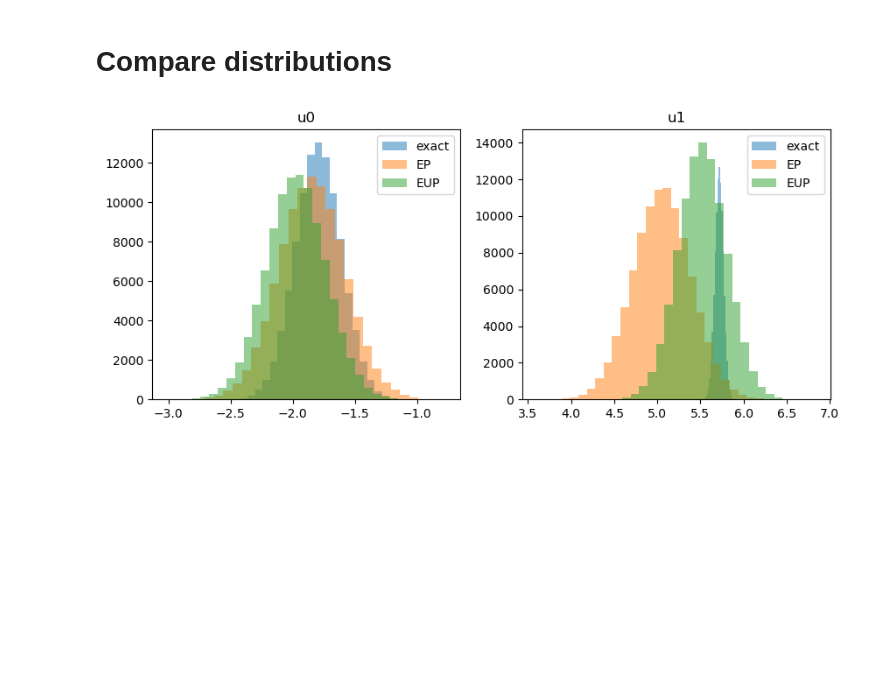
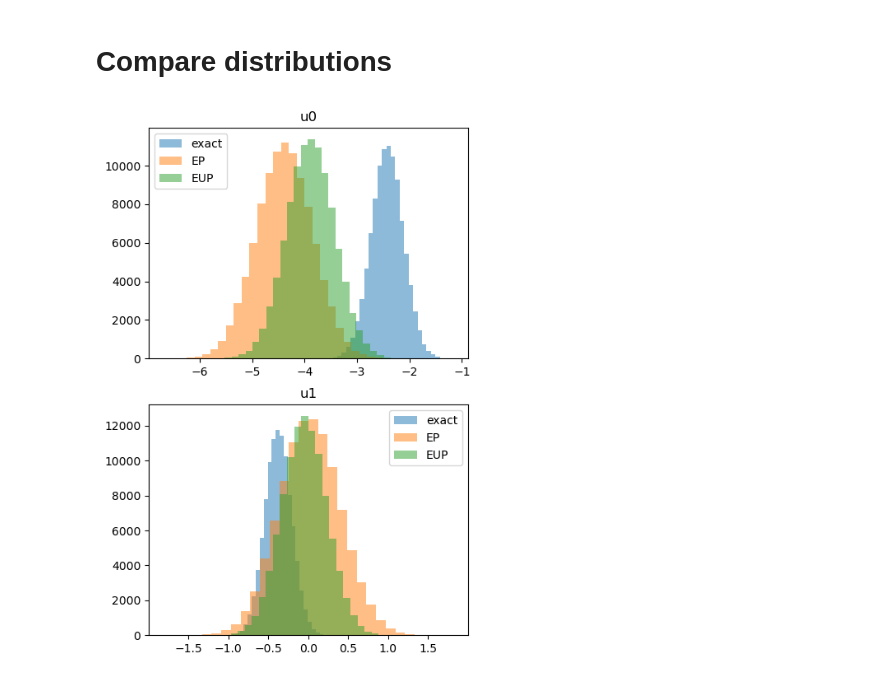
Before and after one commit to arob5/Bayesian-inference-with-surrogates, a Jupyter notebook: experiments/linear_Gaussian/linear_Gaussian_experiment.ipynb, the cells around one changed output. Saved outputs shown, nothing was run; the diff lists cells and outputs as text; code cells hidden in the pictures; blank space fills up the shorter version.

```diff
--- a/experiments/linear_Gaussian/linear_Gaussian_experiment.ipynb
+++ b/experiments/linear_Gaussian/linear_Gaussian_experiment.ipynb
@@ -16,7 +18,7 @@ rng = np.random.default_rng(532124)
 
 # Parameter and observation dimension
 d = 2
-n = 20
+n = 10
 
 # Prior
 m = rng.normal(size=d)
@@ -33,12 +35,11 @@ Sig = Sig_sqrt @ Sig_sqrt.T
 noise = Gaussian(cov=Sig, rng=rng)
 
 # Data
-y = G @ u.sample().T + noise.sample().T
-y = y.flatten()
+y = G @ u.sample() + noise.sample()
 # %%
 # Forward model emulator of the form f_star(u) = f(u) + e, e ~ N(r, Q)
-q_scale = 0.1
-r = 2*np.ones(n) # rng.normal(size=n)
+q_scale = 0.2
+r = 4*np.ones(n) # rng.normal(size=n)
 Q_sqrt = q_scale * rng.normal(size=(n,n))
 Q = Q_sqrt @ Q_sqrt.T
 e = Gaussian(mean=r, cov=Q, rng=rng)
@@ -59,0 +69,15 @@ def get_eup_rv(y, u, G, Sig, e):
+# %%
+Q_chol = cholesky(Q, lower=True)
+ldens_surrogate = lambda state: e.log_p(state.primary["e"])
+def ldens_post(state):
+    fwd = G @ state.primary["u"] + state.primary["e"]
+    return mvn_logpdf(y, mean=fwd, L=Q_chol) + u.log_p(state.primary["u"])
+
+state = State(primary={"u": u.sample(), "e": e.sample()})
+target = TargetDensity([LogDensityTerm("surrogate", ldens_surrogate),
+                        LogDensityTerm("post", ldens_post)])
+ker_u = GaussMetropolisKernel(target, proposal_cov=0.1*u.cov, term_subset="post",
+                              block_vars="u", rng=rng)
+ker_e = DiscretePCNKernel(target, mean_Gauss=e.mean, cov_Gauss=e.cov, cor_param=0.9,
+                          term_subset="surrogate", block_vars="e", rng=rng)
+mwp = BlockMCMCSampler(target, initial_state=state, kernels=[ker_u, ker_e])
@@ -59,0 +87,4 @@ def get_eup_rv(y, u, G, Sig, e):
+# %%
+mcmc_samp = np.empty((len(mwp.trace), u.dim))
+for i in range(mcmc_samp.shape[0]):
+    mcmc_samp[i,:] = mwp.trace[i].primary["u"]
@@ -71,6 +108,9 @@ samp_eup = u_eup.sample(n_samp)
 # %%
-hist_plt = get_col_hist_grid(samp_post, samp_ep, samp_eup, bins=30, nrows=1,
-                             col_labs=["u0", "u1"], plot_labs=["exact", "EP", "EUP"])
+col_labs=[f"u{i}" for i in range(d)]
+plot_labs = ["exact", "EP", "EUP"] #, "EP2"]
+
+hist_plt = get_col_hist_grid(samp_post, samp_ep, samp_eup, bins=30, nrows=2,
+                             col_labs=col_labs, plot_labs=plot_labs)
 plt.show()
 # %% [output]
-[figure, old version]
+[figure, new version]
```
Also changed, not shown: parts of 8 cells of this notebook, 2 other files.
